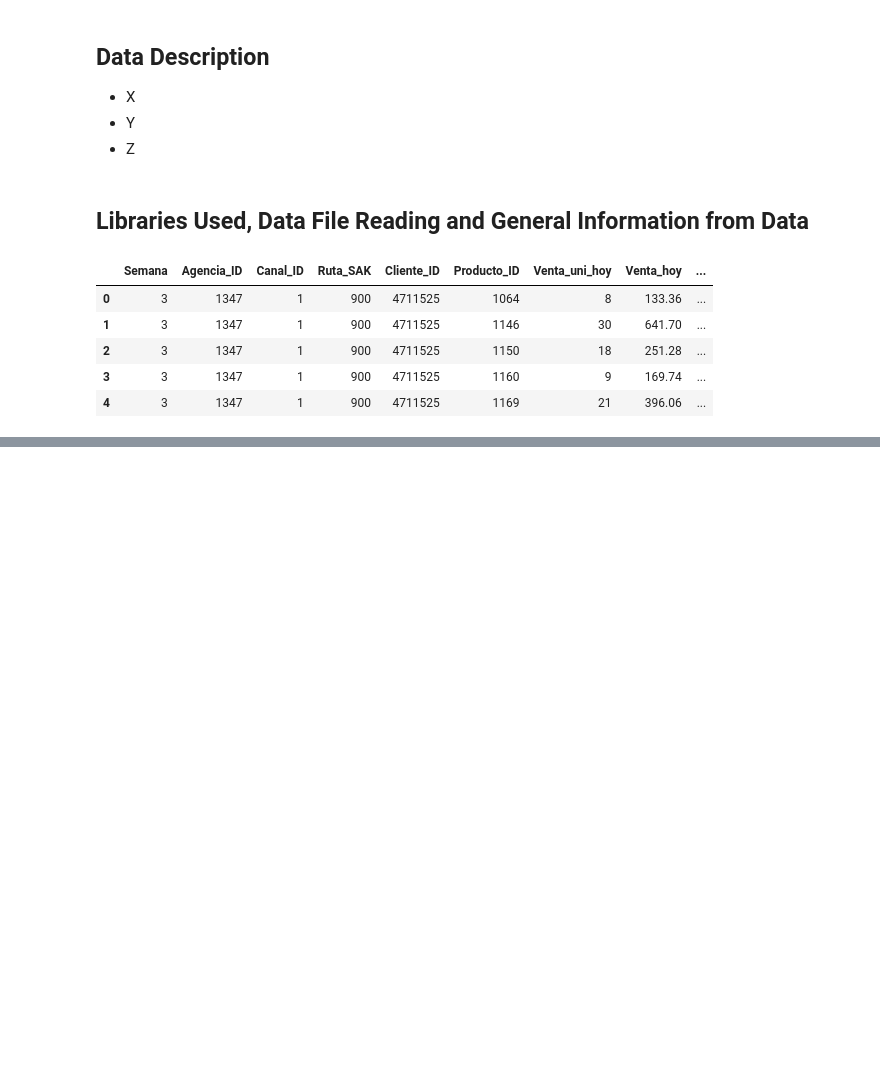
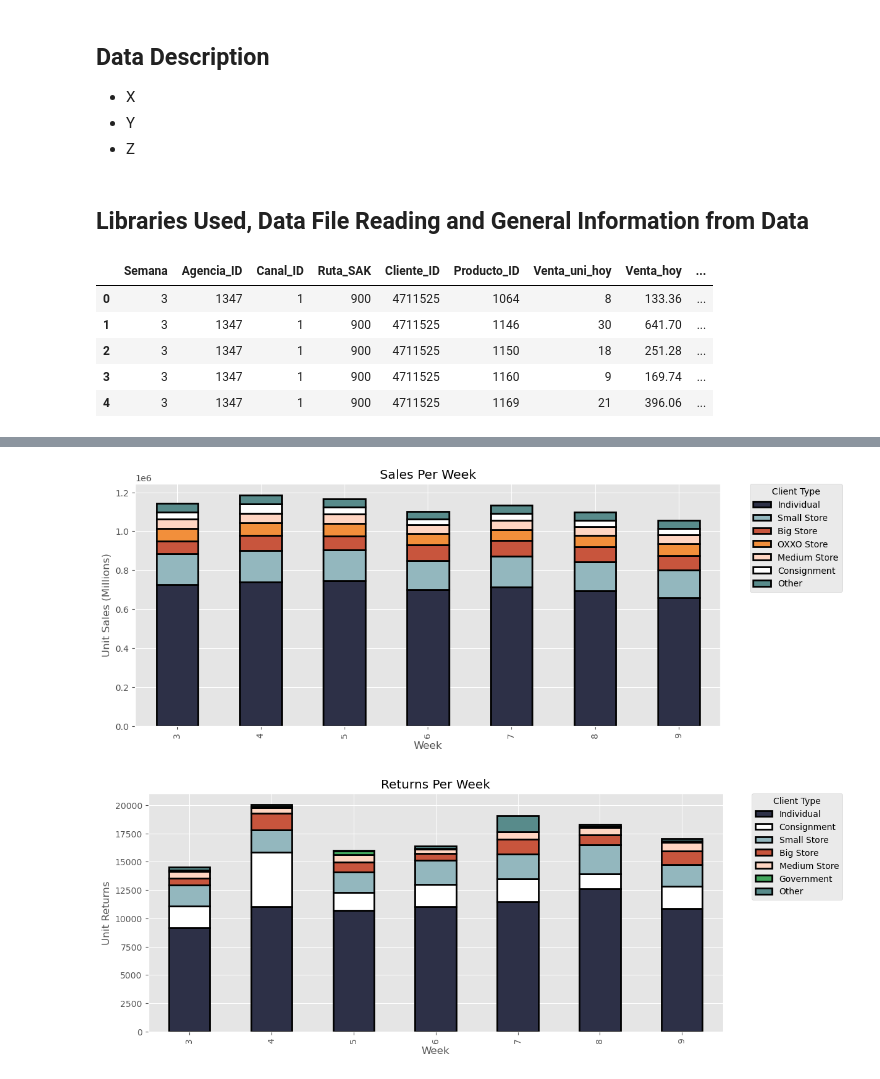
Before and after one commit to SimplySanti/FilRouge_Bimbo_Inventory, a Jupyter notebook: exploratory_analysis.ipynb, the cells around one changed output, grey strips where cells are left out. Saved outputs shown, nothing was run; the diff lists cells and outputs as text; code cells hidden in the pictures; blank space fills up the shorter version.

```diff
--- a/exploratory_analysis.ipynb
+++ b/exploratory_analysis.ipynb
@@ -29,3 +30,5 @@ import seaborn as sns
+# %%
+plt.style.use('ggplot')
 # %%
 df_products = pd.read_csv('data/ags_data_processed.csv', index_col=0)
 df_clients = pd.read_csv('data/clients_ags_processed.csv', index_col=0)
@@ -119,0 +159,18 @@ Products with a higher amount of pieces are sold more frequently.
+# %%
+#Grouping by week and client type to find out unit returns of each client type.
+rcw_pivot = pd.pivot_table(df,index=['client_type'],columns=['week'],values=['unit_return'],aggfunc=np.sum)
+rcw_pivot = rcw_pivot.reindex(rcw_pivot['unit_return'].sort_values(by=3,ascending=False).index)
+rcw_pivot.drop(labels=['NI'],axis=0,inplace=True)
+rcw_pivot = rcw_pivot.T.reset_index()
+rcw_pivot.set_index('week',inplace=True)
+rcw_pivot = rcw_pivot.iloc[:,1:]
+other_clients_pivot = rcw_pivot.iloc[:,-6:].sum(axis=1)
+rcw_pivot = rcw_pivot.iloc[:,:-6]
+rcw_pivot['Other'] = other_clients_pivot
+rcw_pivot
+
+#Percentage of returns by client type.
+total_returns = df[df['client_type'] != 'NI'].groupby('week')['unit_return'].sum()
+rwc_prcnt = rcw_pivot.div(total_returns,axis=0)*100
+
+rwc_prcnt.T
@@ -119,0 +187,17 @@ Products with a higher amount of pieces are sold more frequently.
+# %%
+scw_pivot.plot(kind='bar',stacked=True,title='Sales Per Week',ec='black',lw=2,\
+               color=['#2d3047','#93b7be','#c8553d','#f28f3b','#ffd5c2','#ffffff','#588b8b'],\
+               xlabel='Week', ylabel='Unit Sales (Millions)',figsize=(12,5))
+
+
+plt.legend(bbox_to_anchor=(1.05, 1), loc='upper left', borderaxespad=0,title='Client Type')
+plt.show()
+
+rcw_pivot.plot(kind='bar',stacked=True,title='Returns Per Week',ec='black',lw=2,\
+               color=['#2d3047','#ffffff','#93b7be','#c8553d','#ffd5c2','#44a75e','#588b8b'],\
+               xlabel='Week', ylabel='Unit Returns',figsize=(12,5))
+plt.legend(bbox_to_anchor=(1.05, 1), loc='upper left', borderaxespad=0,title='Client Type')
+plt.show()
+# %% [output]
+[figure, added]
+[figure, added]
```
Also changed, not shown: parts of 29 cells of this notebook, 1 other file.
